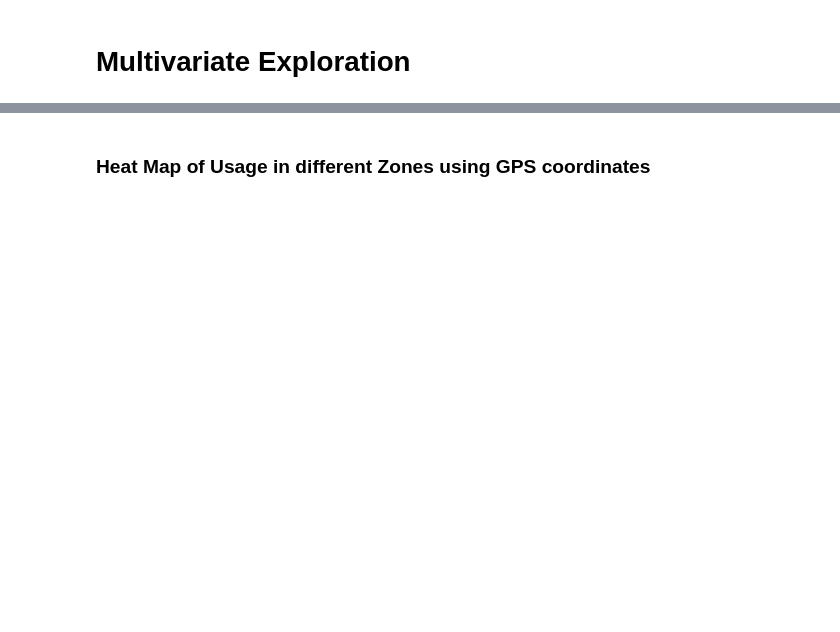
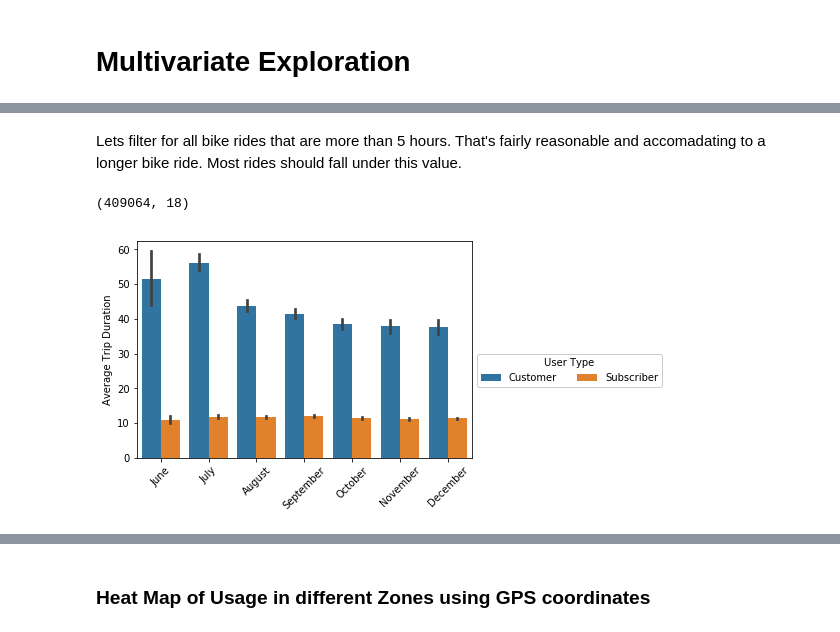
Before and after one commit to juliouribe/Visualizing_Bike_Data, a Jupyter notebook: Exploratory_Analysis.ipynb, the cells around one changed output, grey strips where cells are left out. Drawn from its saved outputs; the diff is of its cells as text; code cells hidden in the pictures; blank space fills up the shorter version.

```diff
--- a/Exploratory_Analysis.ipynb
+++ b/Exploratory_Analysis.ipynb
@@ -338,0 +366,20 @@ plt.ylabel('Duration (Mins)');
+# %% [markdown]
+Lets filter for all bike rides that are more than 5 hours. That's fairly reasonable and accomadating to a longer bike ride. Most rides should fall under this value.
+# %%
+sf_bikes = sf_bikes.query("duration_min < 300")
+sf_bikes.shape
+# %% [output]
+(409064, 18)
+# %%
+months = ['June', 'July', 'August', 'September', 'October', 'November', 'December']
+sf_bikes['month'] = sf_bikes.start_time.dt.month
+ax = sb.barplot(data = sf_bikes, x = 'month', y = 'duration_min', hue = 'user_type')
+ax.legend(loc = 0, ncol = 3, framealpha = 1, title = 'User Type', bbox_to_anchor = (1.0, 0.5));
+axis = plt.gca()
+# get xtick positions
+pos = axis.get_xticks().tolist()
+plt.xticks(pos, months, rotation = '45')
+plt.xlabel('')
+plt.ylabel('Average Trip Duration');
+# %% [output]
+[figure, added]
```
Also changed, not shown: parts of 12 cells of this notebook.
